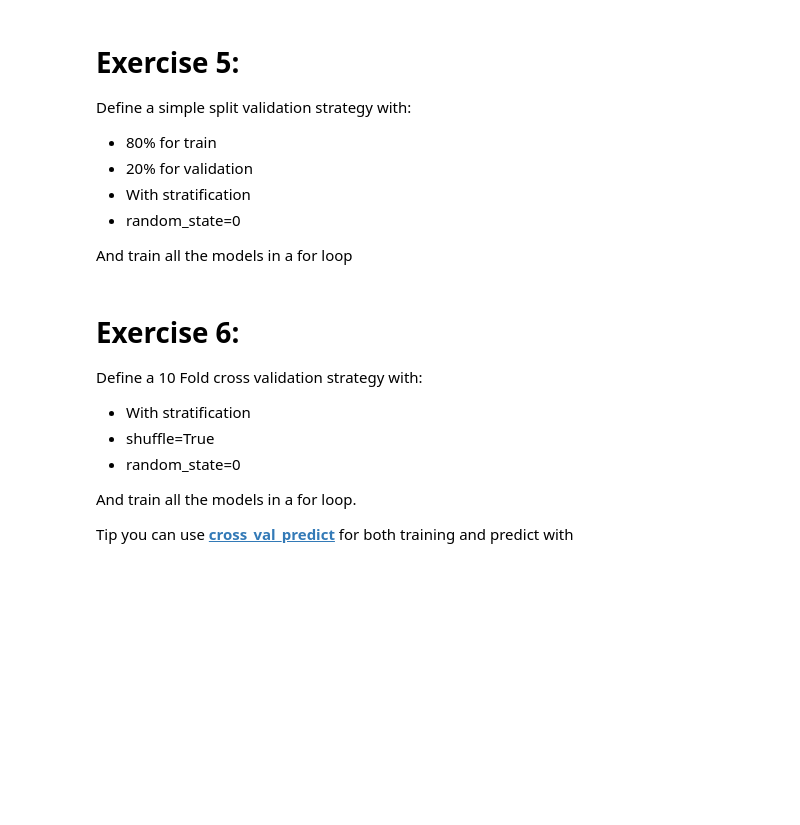
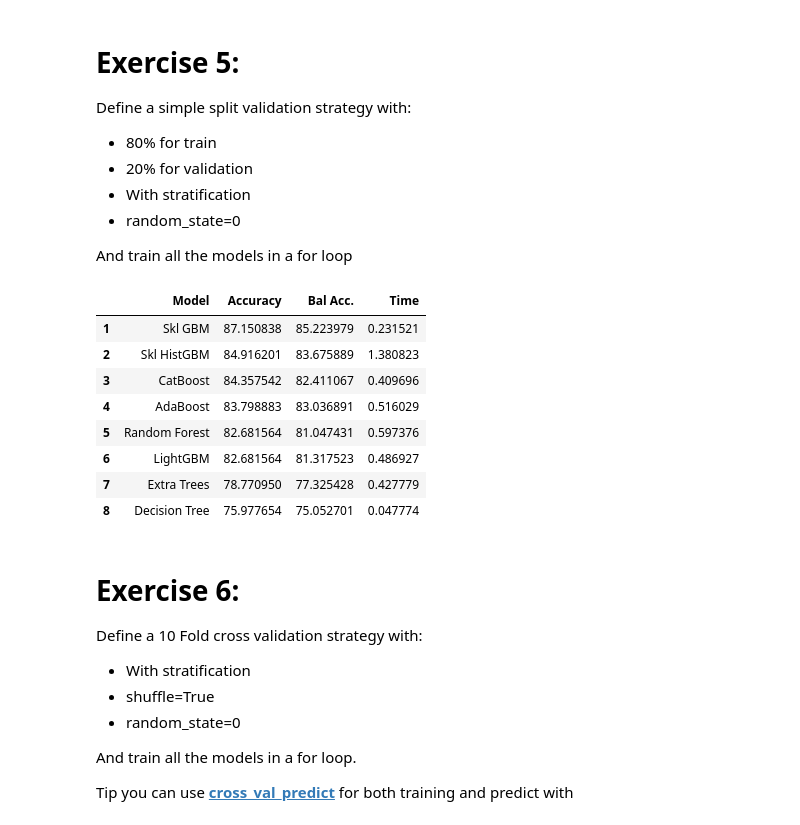
Before and after one commit to Aderemi554/Exercises, a Jupyter notebook: Exercises/Module_4/day1/01. Robust ML/2. Notebooks (Practice)/2. Exercise - Tree Models (Titanic dataset).ipynb, the cells around one changed output. Drawn from its saved outputs; the diff is of its cells as text; code cells hidden in the pictures; blank space fills up the shorter version.

```diff
--- a/Exercises/Module_4/day1/01. Robust ML/2. Notebooks (Practice)/2. Exercise - Tree Models (Titanic dataset).ipynb
+++ b/Exercises/Module_4/day1/01. Robust ML/2. Notebooks (Practice)/2. Exercise - Tree Models (Titanic dataset).ipynb
@@ -351,22 +370,44 @@ Define a simple split validation strategy with:
 - random_state=0
 
 And train all the models in a for loop
-# %%
-x_train, x_val, y_train, y_val = model_selection.train_test_split(
-    x, y,
-    test_size=0.2,
-    stratify = y,
-    random_state=4
-)
-
-for model_name, model in tree_classifiers.items():
-    x_train_prepro  = prepro.fit_transform(x_train)  # ONLY FIT THE PREPROCESSOR ON TRAIN TO AVOID DATA LEAKS !!!
-x_val_prepro    = prepro.transform(x_val)
-
-x_train_prepro.shape, x_val_prepro.shape
-    # CODE HERE
-    # TRAIN PIPELINE (PREPRO + MODEL) WITH TRAIN DATA
-    # EVAL PIPELINE WITH VAL DATA (SEE ACCURACY AND BALANCED_ACCURACY)
+# %%
+x_train, x_val, y_train, y_val = model_selection.train_test_split(
+    x, y,
+    test_size=0.2,
+    stratify = y,
+    random_state=4
+)
+
+results = pd.DataFrame({'Model': [], 'Accuracy': [], 'Bal Acc.': [], 'Time': []})
+for model_name, model in tree_classifiers.items():
+
+    start_time = time.time()
+    model.fit(x_train, y_train)
+    total_time = time.time() - start_time
+
+    pred = model.predict(x_val)
+
+    results = results.append({"Model":    model_name,
+                              "Accuracy": metrics.accuracy_score(y_val, pred)*100,
+                              "Bal Acc.": metrics.balanced_accuracy_score(y_val, pred)*100,
+                              "Time":     total_time},
+                              ignore_index=True)
+
+    results_ord = results.sort_values(by=['Accuracy'], ascending=False, ignore_index=True)
+    results_ord.index += 1
+
+    clear_output(wait=True)
+    display(results_ord.style.bar(subset=['Accuracy', 'Bal Acc.'], vmin=0, vmax=100))
+# %% [output]
+|  | Model | Accuracy | Bal Acc. | Time |
+| 1 | Skl GBM | 87.150838 | 85.223979 | 0.231521 |
+| 2 | Skl HistGBM | 84.916201 | 83.675889 | 1.380823 |
+| 3 | CatBoost | 84.357542 | 82.411067 | 0.409696 |
+| 4 | AdaBoost | 83.798883 | 83.036891 | 0.516029 |
+| 5 | Random Forest | 82.681564 | 81.047431 | 0.597376 |
+| 6 | LightGBM | 82.681564 | 81.317523 | 0.486927 |
+| 7 | Extra Trees | 78.770950 | 77.325428 | 0.427779 |
+| 8 | Decision Tree | 75.977654 | 75.052701 | 0.047774 |
 # %% [markdown]
 # Exercise 6:
 Define a 10 Fold cross validation strategy with:
```
Also changed, not shown: parts of 11 cells of this notebook.
